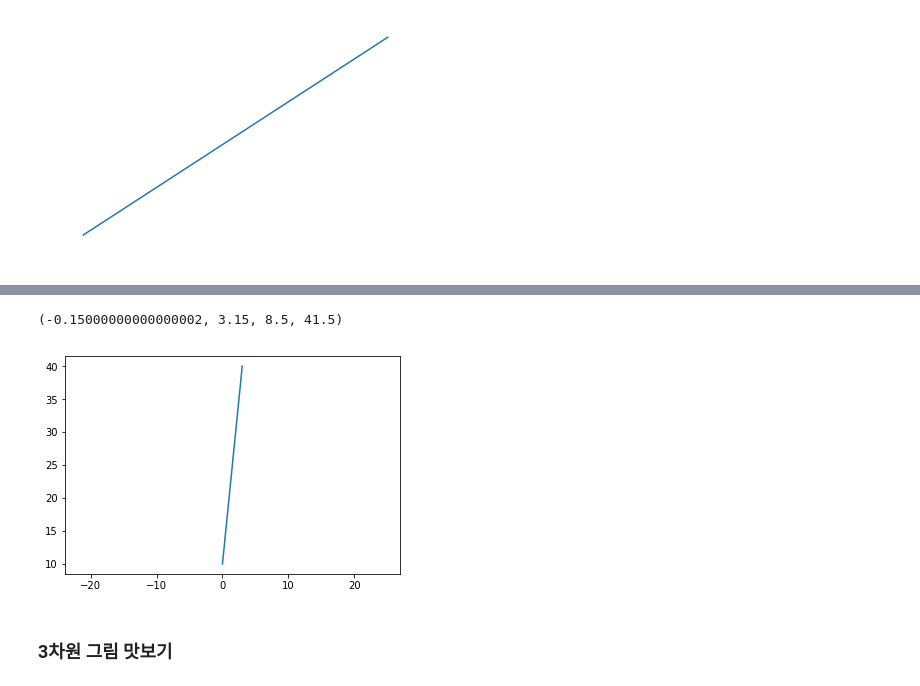
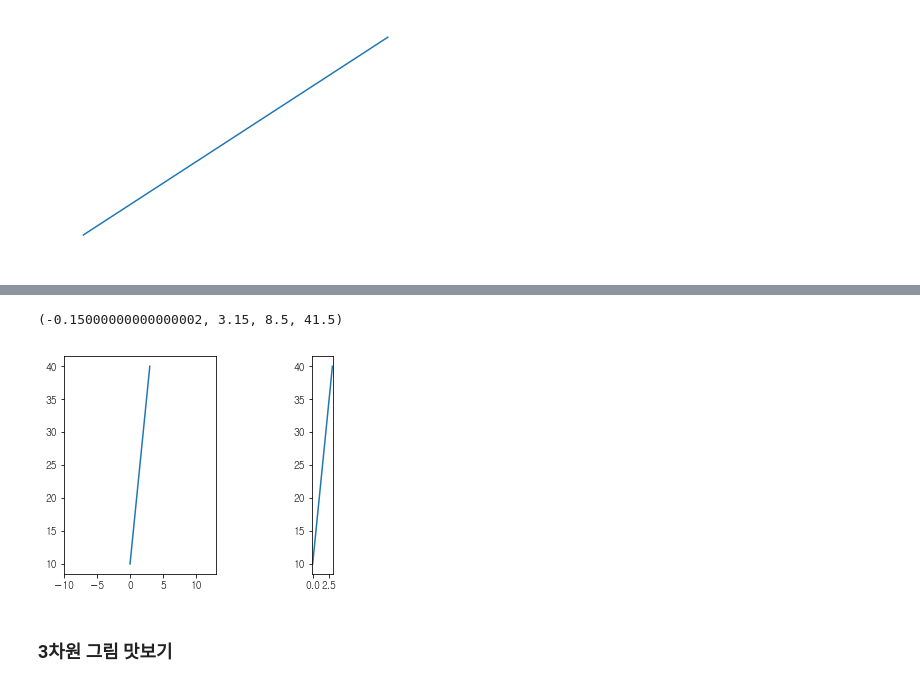
Before and after one commit to gubosd/lecture13, a Jupyter notebook: 데이터분석/03_matplotlib_01.ipynb, the cells around one changed output, grey strips where cells are left out. Drawn from its saved outputs; the diff is of its cells as text; code cells hidden in the pictures.

```diff
--- a/데이터분석/03_matplotlib_01.ipynb
+++ b/데이터분석/03_matplotlib_01.ipynb
@@ -1053,9 +941,14 @@ plt.axis('off')
 # %%
+plt.subplot(1,2,1)
 plt.plot([10,20,30,40])
 plt.axis('equal')
+
+plt.subplot(1,2,2)
+plt.plot([10,20,30,40])
+plt.axis('scaled')
 # %% [output]
 (-0.15000000000000002, 3.15, 8.5, 41.5)
-[figure, old version]
+[figure, new version]
 # %% [markdown]
 ### 3차원 그림 맛보기
 # %%
```
Also changed, not shown: parts of 38 cells of this notebook.
